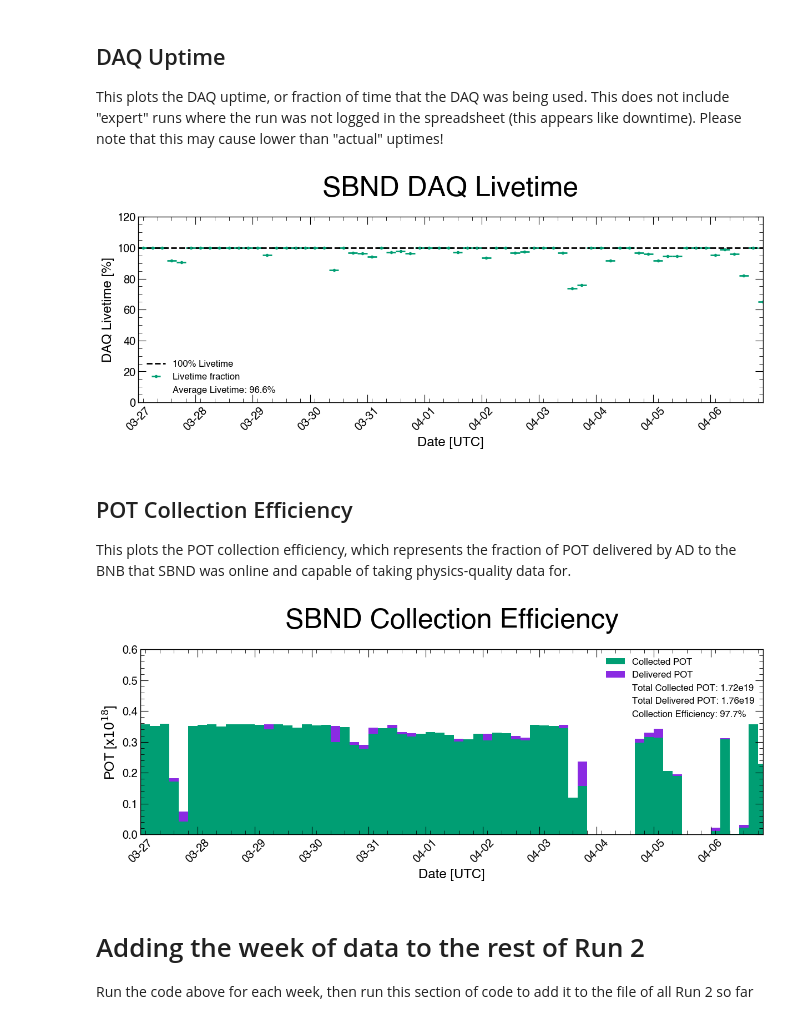
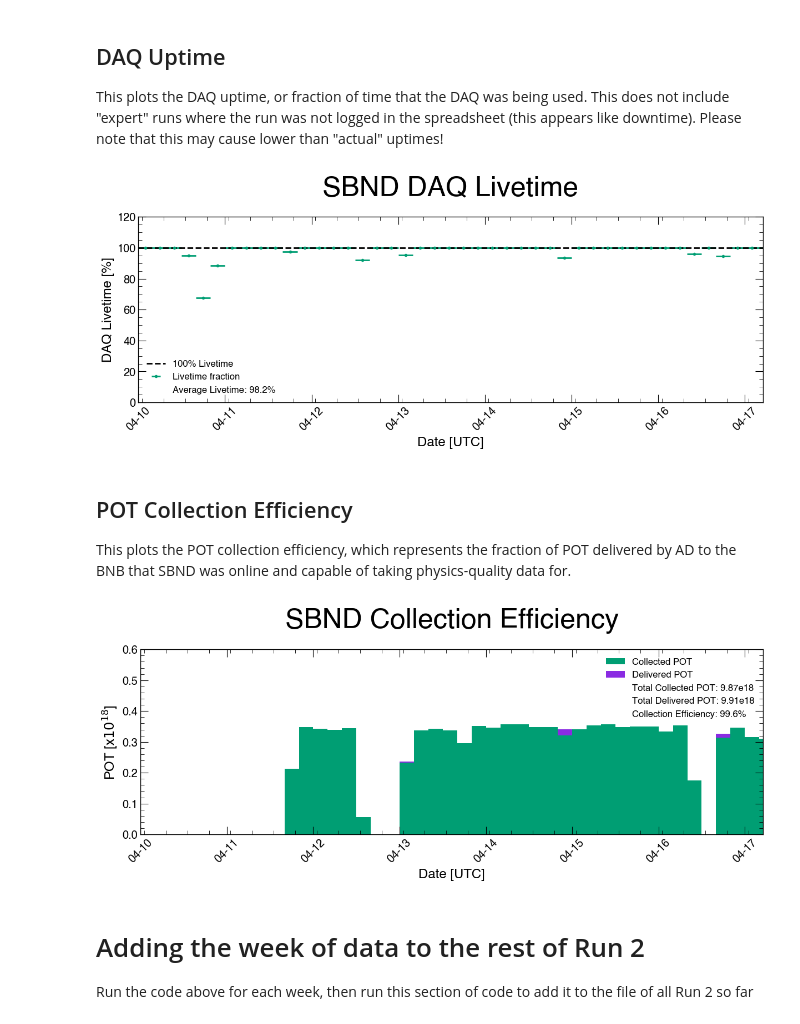
Before and after one commit to fjnicolas/SBNDPOTCollection, a Jupyter notebook: sbnd_pot.ipynb, the cells around one changed output. Cells and saved outputs as stored; diff of their text form; code cells hidden in the pictures.

```diff
--- a/sbnd_pot.ipynb
+++ b/sbnd_pot.ipynb
@@ -3,7 +3,7 @@
 Update the path to the SBND-RunCo repository on your machine
 # %%
 #### Fill with the path to the SBND-RunCo repository on your machine ####
-projectPath = "/Users/jiaoyang/Work/SBND/Runco/SBNDPOTCollection/"
+projectPath = "/Users/franciscojaviernicolas/Work/SBNDRunCo/SBNDPOTCollection/"
 
 import numpy as np
 import pandas as pd
@@ -38,10 +38,10 @@ Nothing special, just change the plot start and end times, along with the "delta
 
 # Run 2:
 # Define end time in Chicago timezone
-endTime = datetime(2026, 4, 6, 17, 0, 0, tzinfo=ZoneInfo('America/Chicago'))
+endTime = datetime(2026, 4, 17, 0, 0, 0, tzinfo=ZoneInfo('America/Chicago'))
 
 # Convert to UTC for the datasheet
-plot_start = datetime.strptime('2026-03-27 00:00:00', '%Y-%m-%d %H:%M:%S').replace(tzinfo=timezone.utc)
+plot_start = datetime.strptime('2026-04-10 00:00:00', '%Y-%m-%d %H:%M:%S').replace(tzinfo=timezone.utc)
 plot_end = endTime.astimezone(timezone.utc)
 delta = timedelta(hours=4)
 run_period = "run2"
@@ -231,34 +227,43 @@ ax.errorbar(centers,
             markersize=3)
 ax.set_xlabel('Date [UTC]')
 ax.set_ylabel('DAQ Livetime [%]')
 
 # Only show the x-axis label every day and rotate the labels
 # Set major ticks to be every day
 ax.xaxis.set_major_locator(DayLocator(interval=1))
 ax.xaxis.set_major_formatter(DateFormatter('%m-%d'))
 plt.setp(ax.xaxis.get_majorticklabels(), rotation=45, ha='center')
 
 # Set minor ticks to be every 6 hours
 ax.xaxis.set_minor_locator(HourLocator(interval=6))
 plt.setp(ax.xaxis.get_minorticklabels(), rotation=45, ha='center')
 
 # Set axis limits
 ax.set_xlim(plot_start, plot_end)
 ax.set_ylim(0, 120)
 ax.axhline(100, color='black', linestyle='--', label='100% Livetime')
 
 # Add a legend, but add statistics showing the average livetime fraction
 h, l = ax.get_legend_handles_labels()
 avg_livetime = np.mean(livetime_df['livetime_fraction'])
 
 # Add the average livetime to the legend, but with a "blank" handle
 h.append(plt.Line2D([0], [0], color='white', lw=0))
 l.append(f'Average Livetime: {avg_livetime:.1%}')
 ax.legend(h, l)
 
 _ = ax.set_title('SBND DAQ Livetime')
+
+# Save the figure
+figure.savefig(projectPath + 'plots/daq_weekly_livetime.png', dpi=1000, bbox_inches='tight')
+figure.savefig(projectPath + 'plots/daq_weekly_livetime.pdf', dpi=1000, bbox_inches='tight')
+figure.savefig(projectPath + 'plots/daq_weekly_livetime_light.png', dpi=50, bbox_inches='tight')
+
+from PIL import Image
+img = Image.open(projectPath + 'plots/daq_weekly_livetime.png')
+img.save(projectPath + 'plots/daq_weekly_livetime_light2.png', format="PNG", optimize=True, compress_level=9)
 # %% [output]
-[figure, old version]
+[figure, new version]
 # %% [markdown]
 ## POT Collection Efficiency
 This plots the POT collection efficiency, which represents the fraction of POT delivered by AD to the BNB that SBND was online and capable of taking physics-quality data for.
@@ -312,8 +317,14 @@ ax.legend(h, l)
 
 # Title
 _ = ax.set_title('SBND Collection Efficiency')
+
+
+# Save the figure
+figure.savefig(projectPath + 'plots/pot_weekly_collection_efficiency.png', dpi=1000, bbox_inches='tight')
+figure.savefig(projectPath + 'plots/pot_weekly_collection_efficiency.pdf', dpi=1000, bbox_inches='tight')
+figure.savefig(projectPath + 'plots/pot_weekly_collection_efficiency_light.png', dpi=50, bbox_inches='tight')
 # %% [output]
-[figure, old version]
+[figure, new version]
 # %% [markdown]
 # Adding the week of data to the rest of Run 2
 Run the code above for each week, then run this section of code to add it to the file of all Run 2 so far
```
Also changed, not shown: parts of 5 cells of this notebook, 32 other files.
